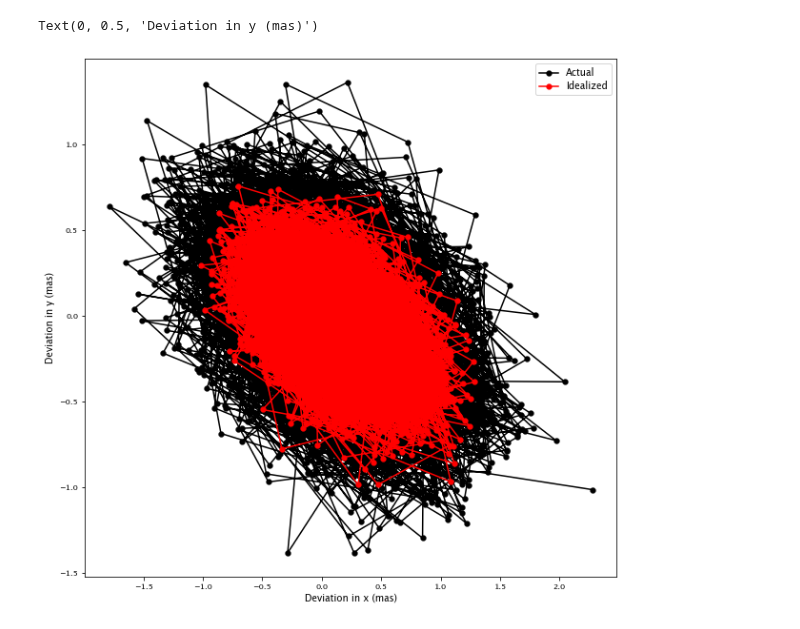
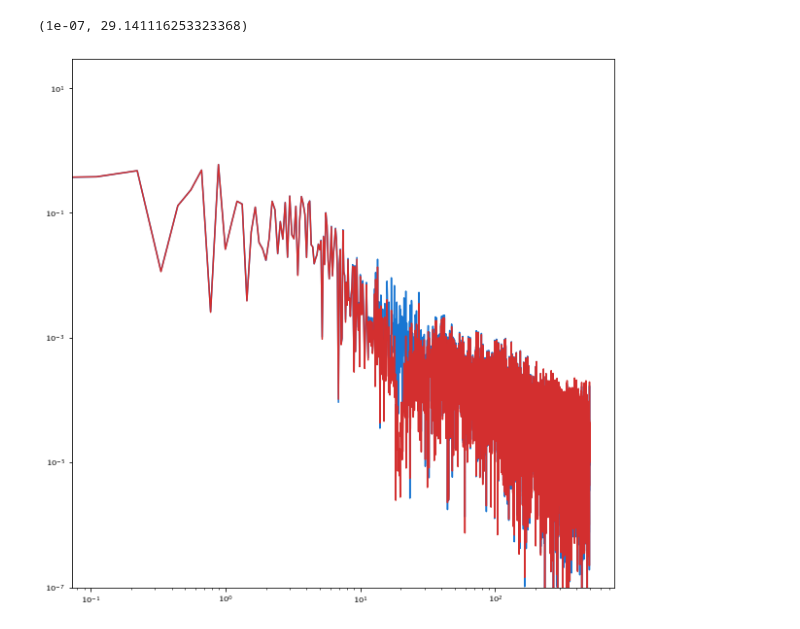
Before and after one commit to aditya-sengupta/tip-tilt-control, a Jupyter notebook: control/dev/control-response.ipynb, the cells around one changed output. Drawn from its saved outputs; the diff is of its cells as text; code cells hidden in the pictures.

```diff
--- a/control/dev/control-response.ipynb
+++ b/control/dev/control-response.ipynb
@@ -55,10 +54,0 @@ plt.legend()
-# %%
-plt.figure(figsize=(10,10))
-plt.plot(true_residuals[:,0], true_residuals[:,1], 'ko-', label='Actual')
-plt.plot(residuals[:,0], residuals[:,1], 'ro-', label='Idealized')
-plt.legend()
-plt.xlabel("Deviation in x (mas)")
-plt.ylabel("Deviation in y (mas)")
-# %% [output]
-Text(0, 0.5, 'Deviation in y (mas)')
-[figure, removed]
@@ -66,0 +55,10 @@ plt.loglog()
+# %%
+pol = act + true_residuals
+# %%
+plt.figure(figsize=(10,10))
+plt.loglog(*signal.periodogram(openloops, fs=f_sampling), label="Open loops")
+plt.loglog(*signal.periodogram(pol, fs=f_sampling), label="Pseudo open loops")
+plt.ylim(1e-7)
+# %% [output]
+(1e-07, 29.141116253323368)
+[figure, added]
```
Also changed, not shown: parts of 16 cells of this notebook, 3 other files.
